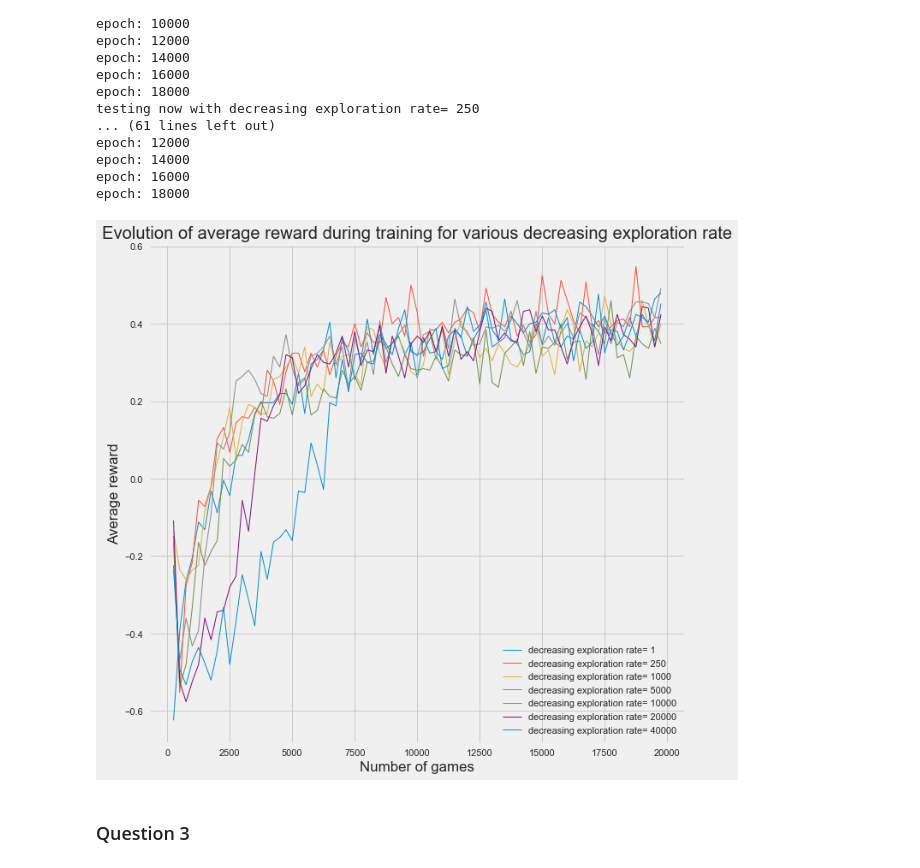
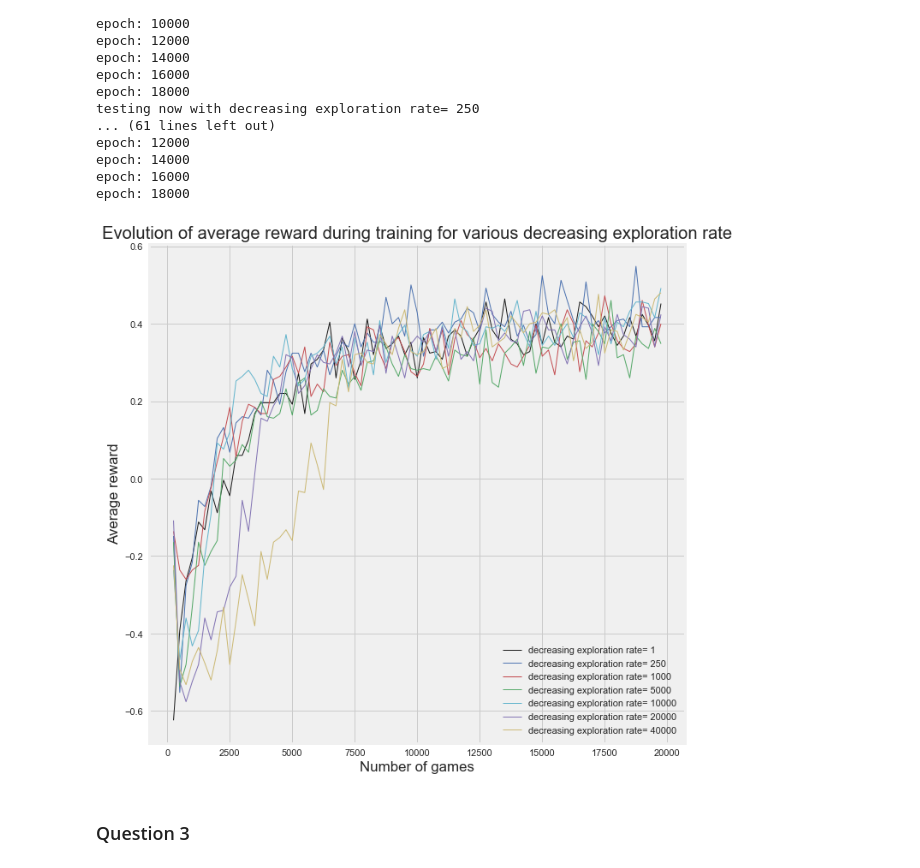
Before and after one commit to henrypapadatos/Reinforcement_Learning_TicTacToe, a Jupyter notebook: Test_file.ipynb, the cells around one changed output. Cells and saved outputs as stored; diff of their text form; code cells hidden in the pictures.

Commit message:
Correct a small color issue on graph of question 2

```diff
--- a/Test_file.ipynb
+++ b/Test_file.ipynb
@@ -184,21 +184,26 @@ epoch: 18000
 # %%
 # Plot the results
 f = plt.figure()
 f.set_figwidth(10)
 f.set_figheight(10)
 plt.style.use('fivethirtyeight')
 plt.title('Evolution of average reward during training for various decreasing exploration rate')
 
+colors = ['k','b', 'r', 'g', 'c', 'm', 'y']
+cc = itertools.cycle(colors)
+plot_lines = []
+
 x = np.arange(len(recap_rewards2[1]))*250+250
 for recap_reward, decreasing_exploration_rate in zip(recap_rewards2, decreasing_exploration_rates):
-    plt.plot(x, recap_reward, label = "decreasing exploration rate= "+str(decreasing_exploration_rate), linewidth=1)
+    c = next(cc)
+    plt.plot(x, recap_reward, label = "decreasing exploration rate= "+str(decreasing_exploration_rate), linewidth=1,color=c)
 
 plt.xlabel('Number of games')
 plt.ylabel('Average reward')
 plt.legend()
 plt.show()
 # %% [output]
-[figure, old version]
+[figure, new version]
 # %% [markdown]
 ### Question 3
 # %%
```
Also changed, not shown: parts of 2 cells of this notebook.
